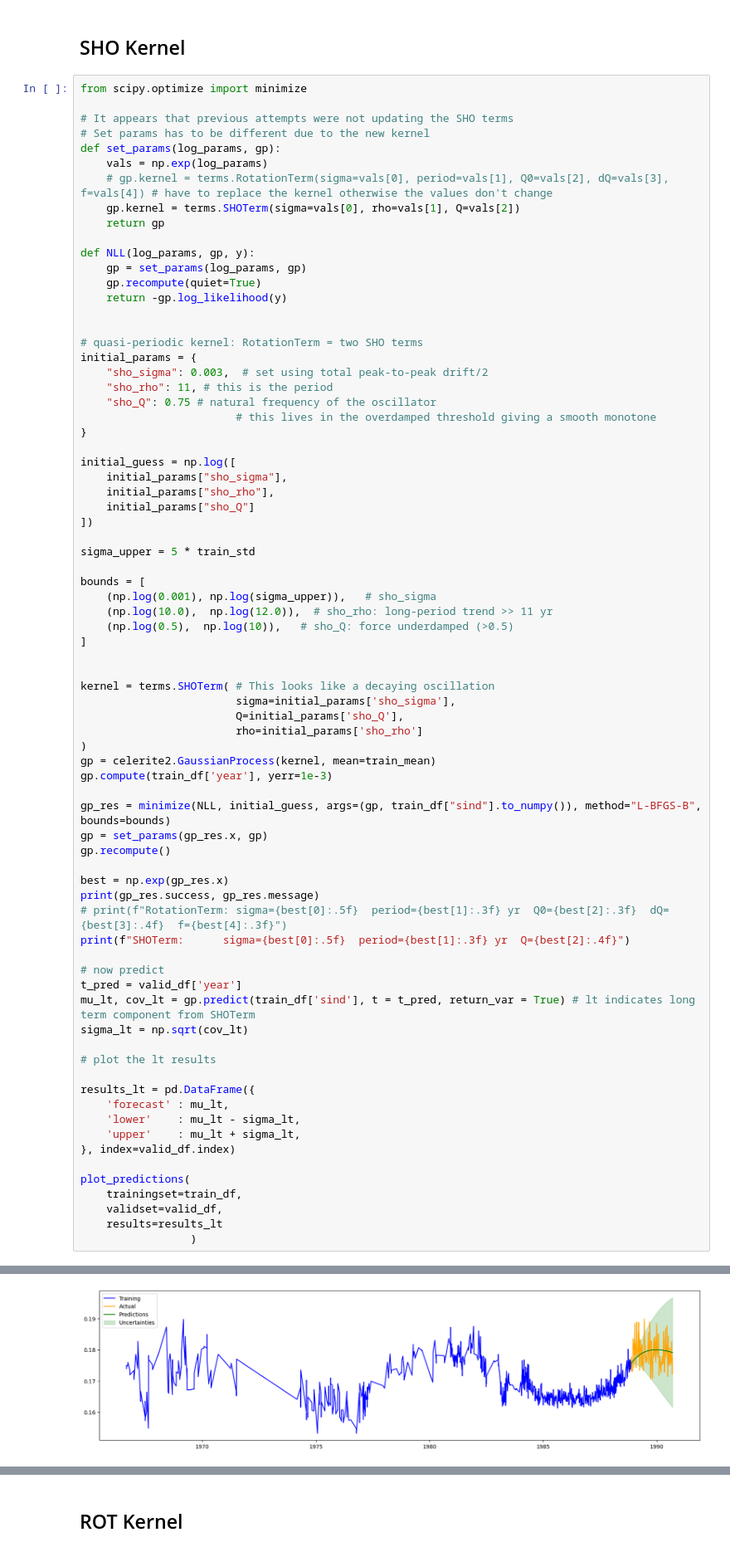
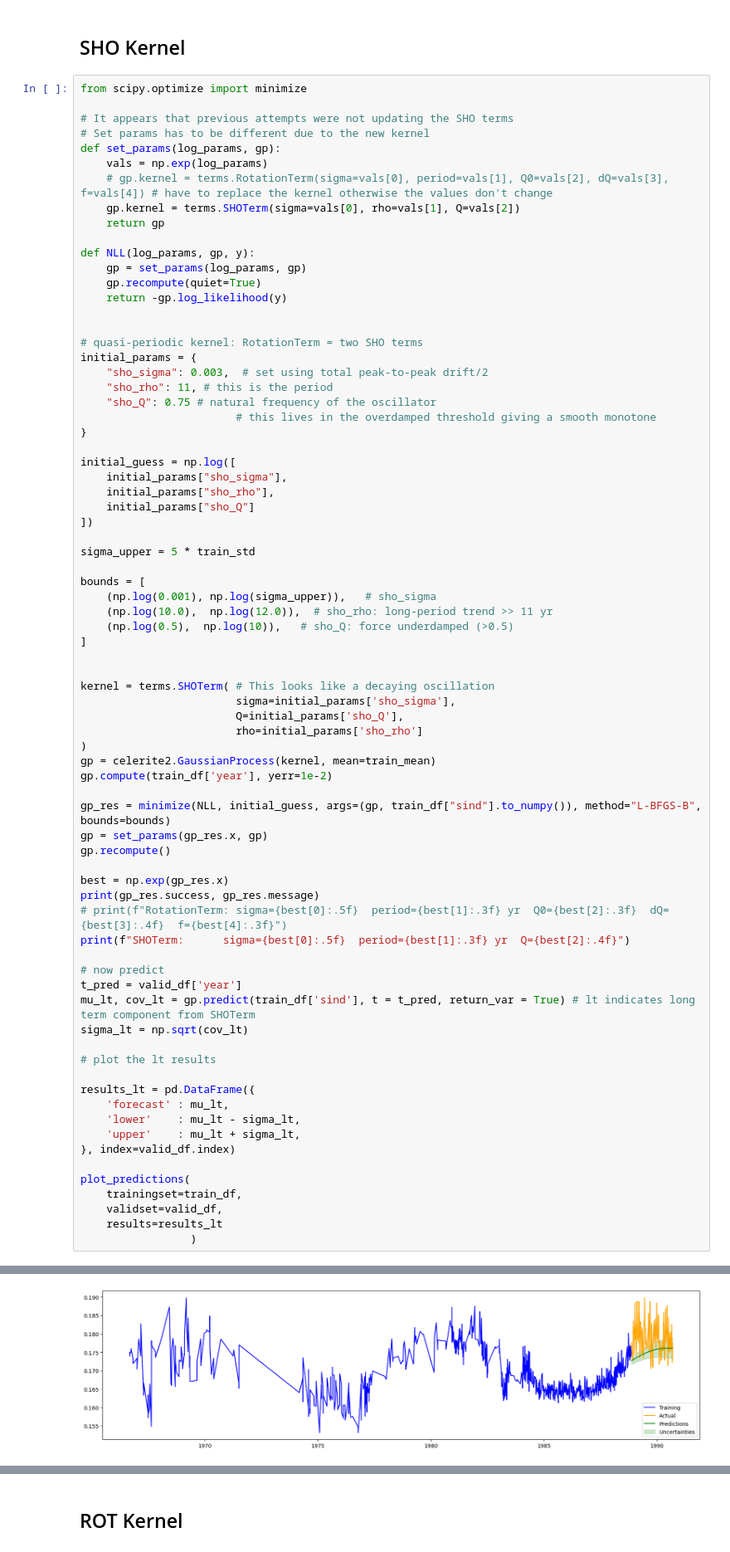
Before and after one commit to JoeyWee1/SolarCycleForecasting, a Jupyter notebook: WGPR2.ipynb, the cells around one changed output, grey strips where cells are left out. Shown at 83% size. Drawn from its saved outputs; the diff is of its cells as text.

```diff
--- a/WGPR2.ipynb
+++ b/WGPR2.ipynb
@@ -223,7 +223,7 @@ kernel = terms.SHOTerm( # This looks like a decaying oscillation
                         rho=initial_params['sho_rho']
 )
 gp = celerite2.GaussianProcess(kernel, mean=train_mean)
-gp.compute(train_df['year'], yerr=1e-3)
+gp.compute(train_df['year'], yerr=1e-2)
 
 gp_res = minimize(NLL, initial_guess, args=(gp, train_df["sind"].to_numpy()), method="L-BFGS-B", bounds=bounds)
 gp = set_params(gp_res.x, gp)
@@ -258,2 +258,2 @@ SHOTerm:      sigma=0.02706  period=10.000 yr  Q=0.5000
-[figure, old version]
+[figure, new version]
 # %% [markdown]
```
Also changed, not shown: parts of 3 cells of this notebook.
